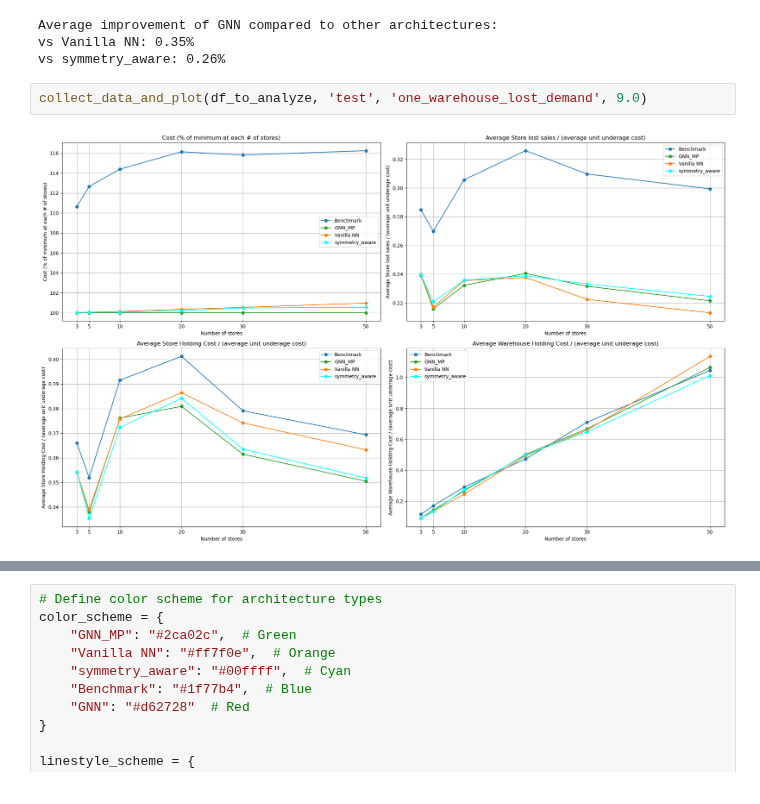
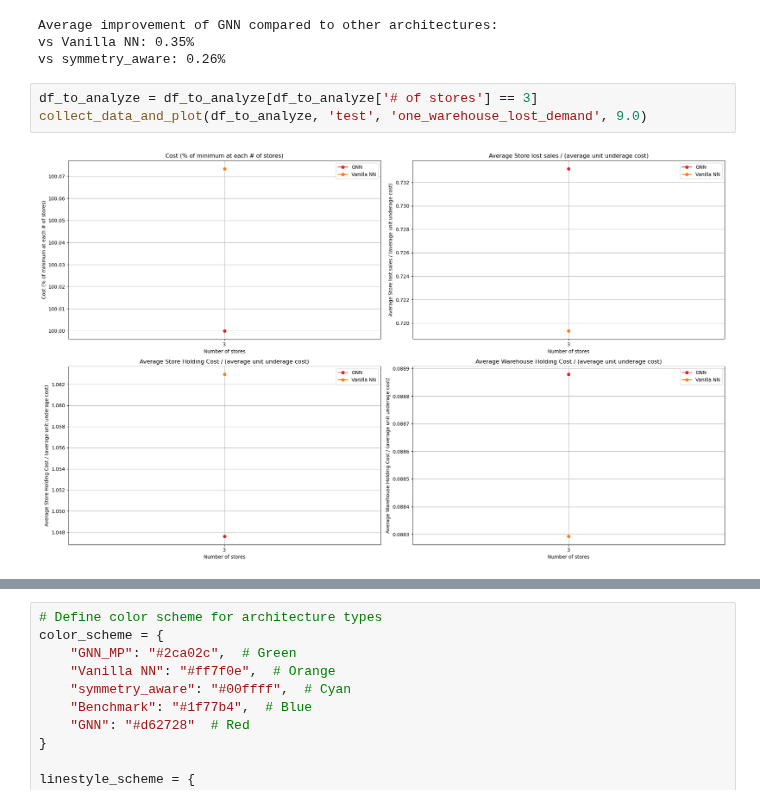
Before and after one commit to minuk302/Neural_inventory_control, a Jupyter notebook: analysis/ray_generic_architecture.ipynb, the cells around one changed output, grey strips where cells are left out. Drawn from its saved outputs; the diff is of its cells as text.

```diff
--- a/analysis/ray_generic_architecture.ipynb
+++ b/analysis/ray_generic_architecture.ipynb
@@ -309,6 +305,7 @@ Average improvement of GNN compared to other architectures:
 vs Vanilla NN: 0.35%
 vs symmetry_aware: 0.26%
 # %%
+df_to_analyze = df_to_analyze[df_to_analyze['# of stores'] == 3]
 collect_data_and_plot(df_to_analyze, 'test', 'one_warehouse_lost_demand', 9.0)
 # %% [output]
-[figure, old version]
+[figure, new version]
```
Also changed, not shown: parts of 2 cells of this notebook, 21 other files.
